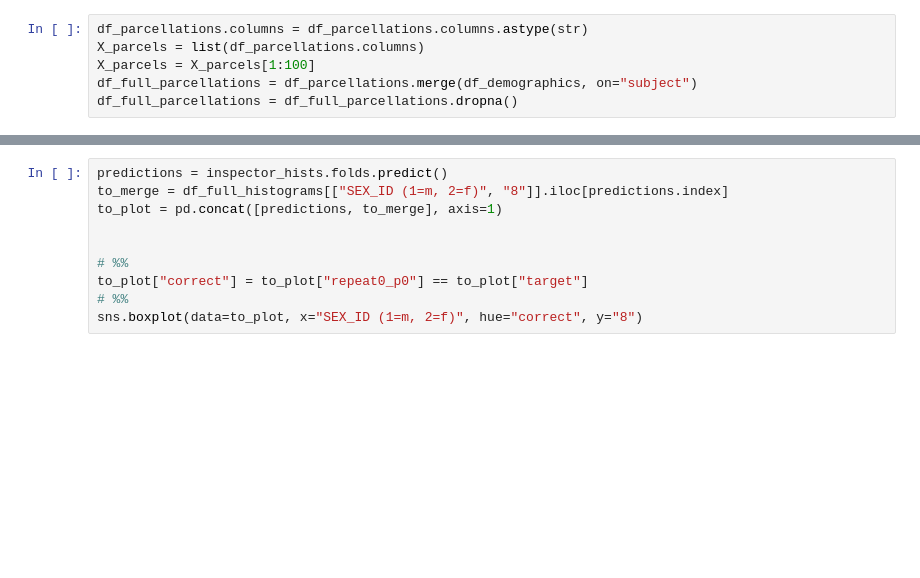
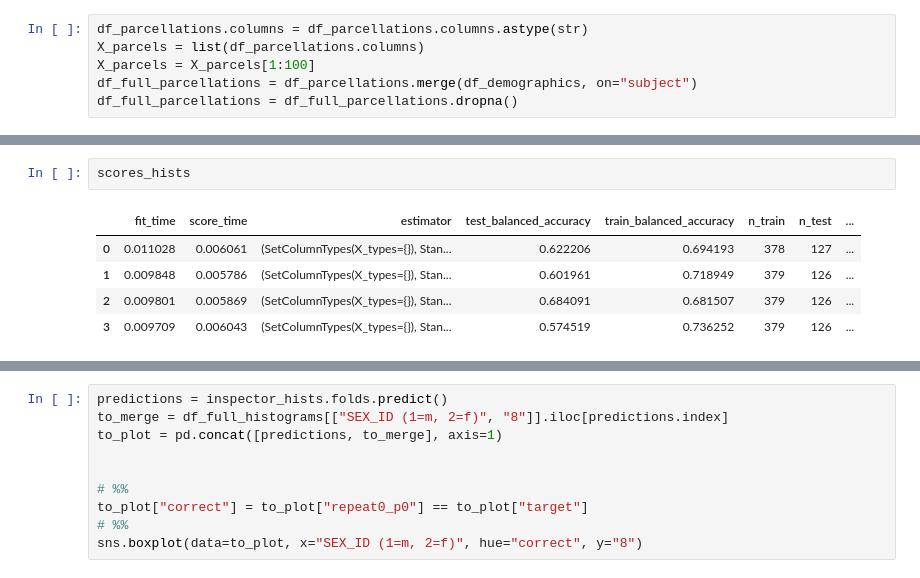
Before and after one commit to Cup-cake-lover/Julearn_predictions, a Jupyter notebook: IXI_sexpreds.ipynb, the cells around one changed output, grey strips where cells are left out. Saved outputs shown, nothing was run; the diff lists cells and outputs as text; blank space fills up the shorter version.

```diff
--- a/IXI_sexpreds.ipynb
+++ b/IXI_sexpreds.ipynb
@@ -83,3 +63,11 @@ scores_hists, model_hists, inspector_hists = run_cross_validation(
+# %%
+scores_hists
+# %% [output]
+|  | fit_time | score_time | estimator | test_balanced_accuracy | train_balanced_accuracy | n_train | n_test | ... |
+| 0 | 0.011028 | 0.006061 | (SetColumnTypes(X_types={}), Stan... | 0.622206 | 0.694193 | 378 | 127 | ... |
+| 1 | 0.009848 | 0.005786 | (SetColumnTypes(X_types={}), Stan... | 0.601961 | 0.718949 | 379 | 126 | ... |
+| 2 | 0.009801 | 0.005869 | (SetColumnTypes(X_types={}), Stan... | 0.684091 | 0.681507 | 379 | 126 | ... |
+| 3 | 0.009709 | 0.006043 | (SetColumnTypes(X_types={}), Stan... | 0.574519 | 0.736252 | 379 | 126 | ... |
 # %%
 search_params = {
     "kind": "optuna",
```
Also changed, not shown: parts of 6 cells of this notebook.
